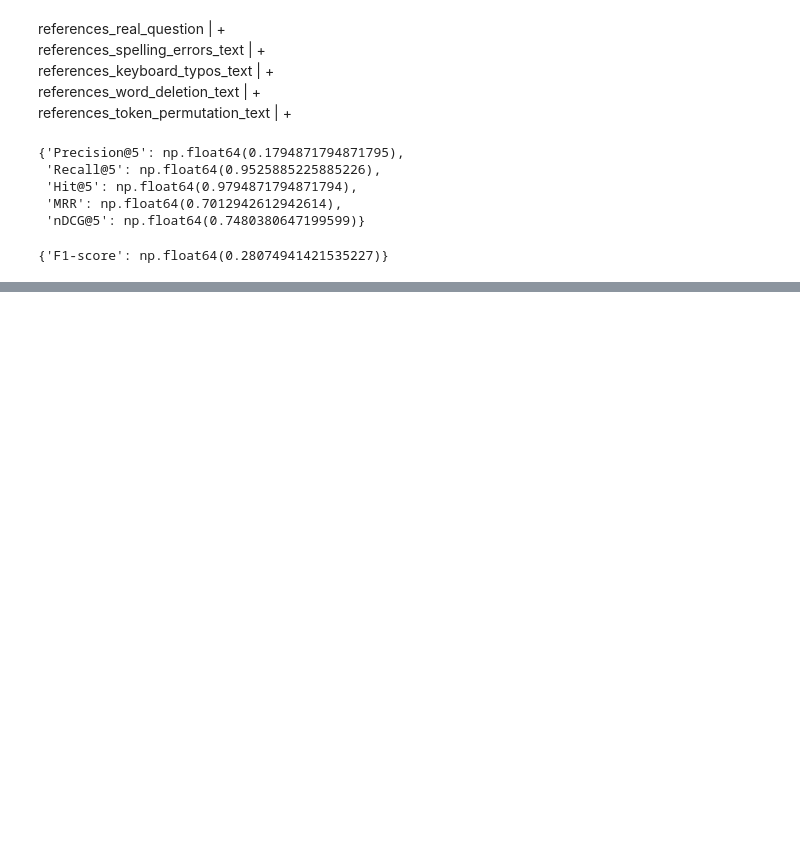
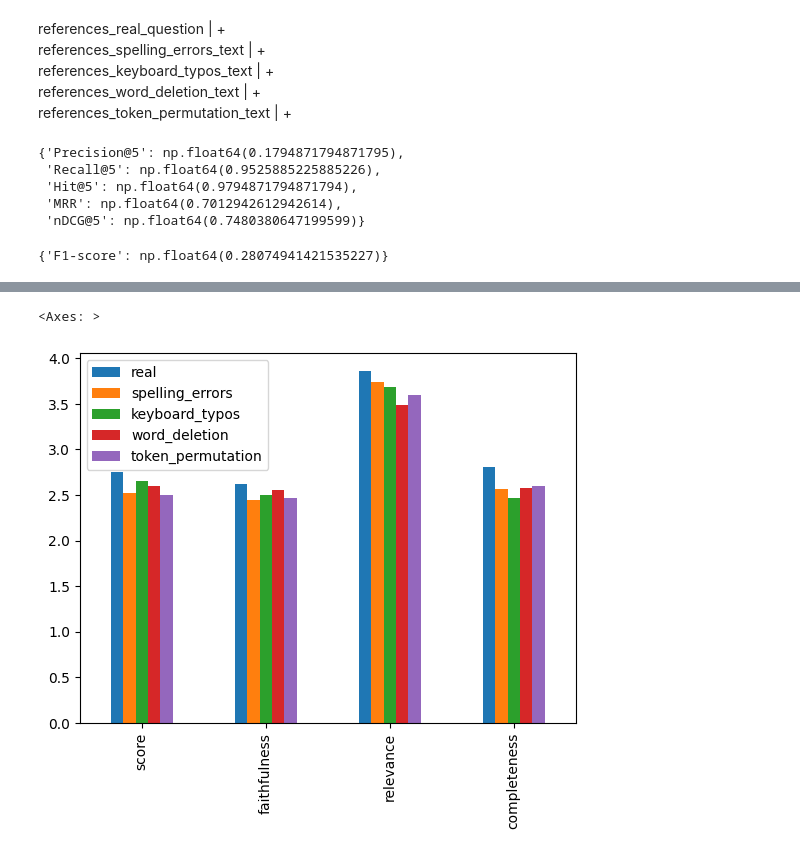
Before and after one commit to FW761/lightrag_test, a Jupyter notebook: lightrag.ipynb, the cells around one changed output, grey strips where cells are left out. Cells and saved outputs as stored; diff of their text form; code cells hidden in the pictures; blank space fills up the shorter version.

```diff
--- a/lightrag.ipynb
+++ b/lightrag.ipynb
@@ -1,7 +1,7 @@
 # %%
 import pandas as pd
 # %%
-df = pd.read_csv('./df_all_stage_ready.csv')
+df = pd.read_csv('./df_all_answers.csv')
 df.head()
 # %% [output]
 |  | Question | Source Docs | Question Type | Source Chunk Type | Answer | spelling_errors_text | ... |
@@ -1387,0 +1436,32 @@ llm_judge(df['Answer'][0], df['response_real_question'][0])
+# %%
+judge_df_real = pd.json_normalize(
+            df["llm_as_judge_response_real_question"]
+            )[['score', 'faithfulness', 'relevance', 'completeness']].mean()
+
+judge_df_spelling_errors = pd.json_normalize(
+            df["llm_as_judge_response_spelling_errors_text"]
+            )[['score', 'faithfulness', 'relevance', 'completeness']].mean()
+
+judge_df_keyboard_typos = pd.json_normalize(
+            df["llm_as_judge_response_keyboard_typos_text"]
+            )[['score', 'faithfulness', 'relevance', 'completeness']].mean()
+
+judge_df_word_deletion = pd.json_normalize(
+            df["llm_as_judge_response_word_deletion_text"]
+            )[['score', 'faithfulness', 'relevance', 'completeness']].mean()
+
+judge_df_token_permutation = pd.json_normalize(
+            df["llm_as_judge_response_token_permutation_text"]
+            )[['score', 'faithfulness', 'relevance', 'completeness']].mean()
+# %%
+all_df_llm_as_judge = pd.concat([judge_df_real,
+                                judge_df_spelling_errors,
+                                judge_df_keyboard_typos,
+                                judge_df_word_deletion,
+                                judge_df_token_permutation
+                                ], axis=1)
+all_df_llm_as_judge.columns = ['real',
+                                'spelling_errors',
+                                'keyboard_typos',
+                                'word_deletion',
+                                'token_permutation']
@@ -1387,0 +1476,5 @@ llm_judge(df['Answer'][0], df['response_real_question'][0])
+# %%
+all_df_llm_as_judge.plot.bar()
+# %% [output]
+<Axes: >
+[figure, added]
```
Also changed, not shown: parts of 8 cells of this notebook, 1 other file.
